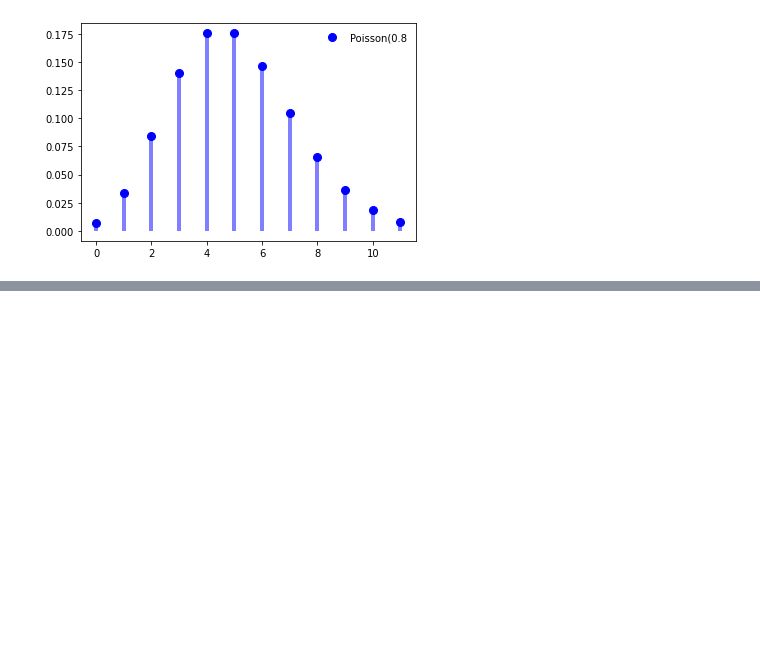
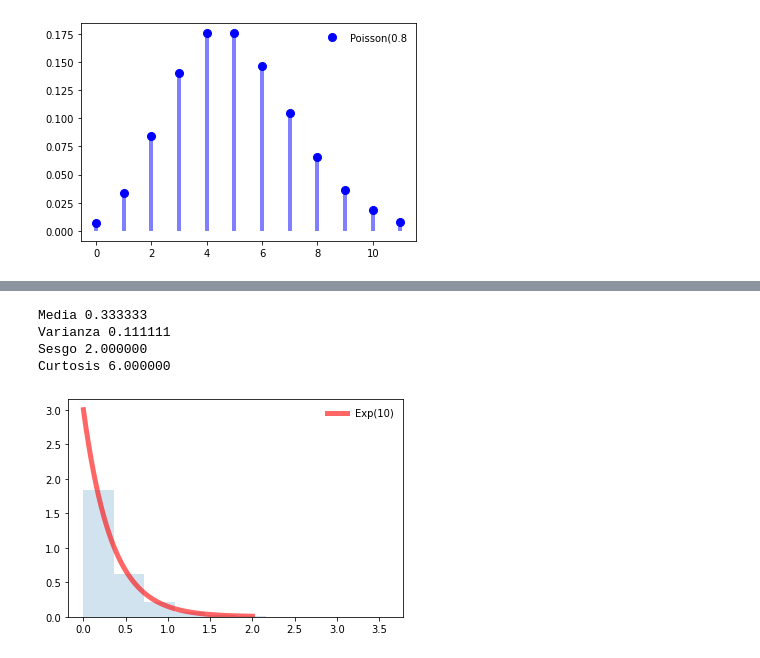
Before and after one commit to ViRoTex/Exercises-Statistics-R-and-Python, a Jupyter notebook: 11_Distribuciones_de_probabilidad_en_Python.ipynb, the cells around one changed output, grey strips where cells are left out. Cells and saved outputs as stored; diff of their text form; code cells hidden in the pictures; blank space fills up the shorter version.

```diff
--- a/11_Distribuciones_de_probabilidad_en_Python.ipynb
+++ b/11_Distribuciones_de_probabilidad_en_Python.ipynb
@@ -284,0 +387,30 @@ Curtosis 0.200000
+# %%
+# Vamos a cambiar el valor de lambda para ver si poniendo un valor más bajo se ajusta mejor el histograma de valores a la ditribución
+fig, ax = plt.subplots(1,1)
+
+lam = 3  # lambda
+rv = expon(scale = 1/lam)
+
+mean, var, skew, kurt = rv.stats(moments = 'mvsk')
+print("Media %f"%mean)
+print("Varianza %f"%var)
+print("Sesgo %f"%skew)
+print("Curtosis %f"%kurt)
+
+x = np.linspace(0,2,1000)
+ax.plot(x, rv.pdf(x), 'r-', lw = 5, alpha = 0.6, label = "Exp(10)")
+
+# creación de valores aleatorios e histograma
+
+r = rv.rvs(size = 100000)
+ax.hist(r, density = True, histtype = 'stepfilled', alpha = 0.2)
+
+ax.legend(loc = "best", frameon = False)
+
+plt.show()
+# %% [output]
+Media 0.333333
+Varianza 0.111111
+Sesgo 2.000000
+Curtosis 6.000000
+[figure, added]
```
Also changed, not shown: parts of 13 cells of this notebook.
